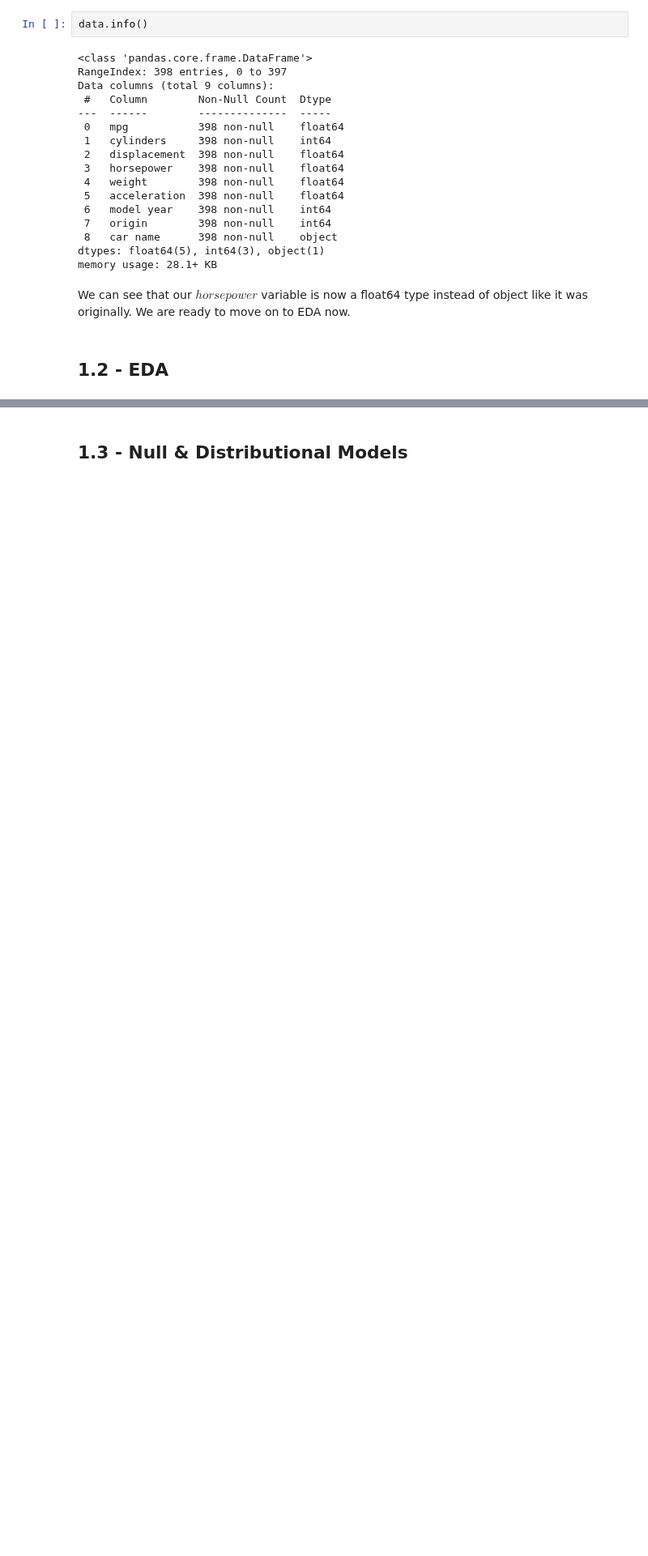
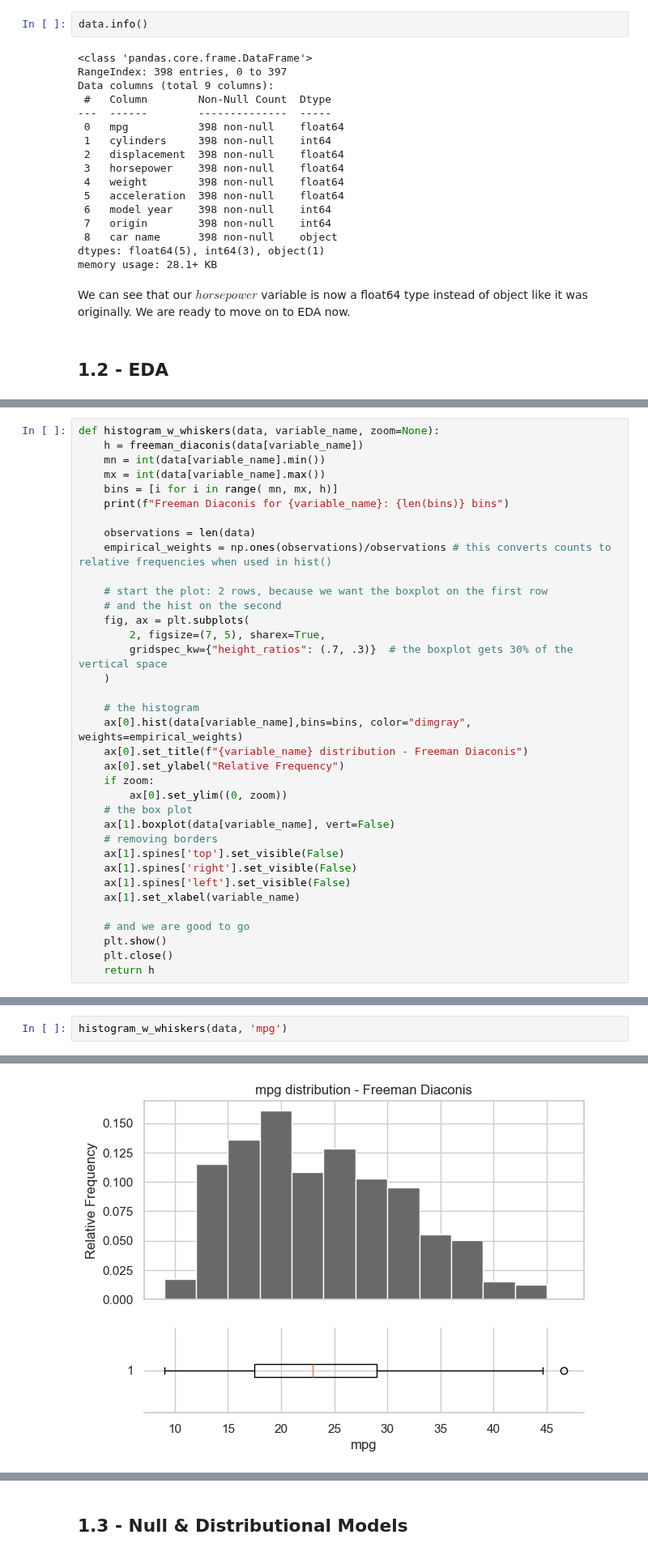
Before and after one commit to ansaridan/jhu-data-engineering-team-5, a Jupyter notebook: Problem_Set_5_1/Problem_Set_5.1.ipynb, the cells around one changed output, grey strips where cells are left out. Shown at 81% size. Cells and saved outputs as stored; diff of their text form; blank space fills up the shorter version.

```diff
--- a/Problem_Set_5_1/Problem_Set_5.1.ipynb
+++ b/Problem_Set_5_1/Problem_Set_5.1.ipynb
@@ -184,0 +202,36 @@ We can see that our $horsepower$ variable is now a float64 type instead of objec
+# %%
+def histogram_w_whiskers(data, variable_name, zoom=None):
+    h = freeman_diaconis(data[variable_name])
+    mn = int(data[variable_name].min())
+    mx = int(data[variable_name].max())
+    bins = [i for i in range( mn, mx, h)]
+    print(f"Freeman Diaconis for {variable_name}: {len(bins)} bins")
+
+    observations = len(data)
+    empirical_weights = np.ones(observations)/observations # this converts counts to relative frequencies when used in hist()
+
+    # start the plot: 2 rows, because we want the boxplot on the first row
+    # and the hist on the second
+    fig, ax = plt.subplots(
+        2, figsize=(7, 5), sharex=True,
+        gridspec_kw={"height_ratios": (.7, .3)}  # the boxplot gets 30% of the vertical space
+    )
+
+    # the histogram
+    ax[0].hist(data[variable_name],bins=bins, color="dimgray", weights=empirical_weights)
+    ax[0].set_title(f"{variable_name} distribution - Freeman Diaconis")
+    ax[0].set_ylabel("Relative Frequency")
+    if zoom:
+        ax[0].set_ylim((0, zoom))
+    # the box plot
+    ax[1].boxplot(data[variable_name], vert=False)
+    # removing borders
+    ax[1].spines['top'].set_visible(False)
+    ax[1].spines['right'].set_visible(False)
+    ax[1].spines['left'].set_visible(False)
+    ax[1].set_xlabel(variable_name)
+
+    # and we are good to go
+    plt.show()
+    plt.close()
+    return h
@@ -184,0 +294,3 @@ We can see that our $horsepower$ variable is now a float64 type instead of objec
+# %%
+histogram_w_whiskers(data, 'mpg')
+# %% [output]
@@ -184,0 +298 @@ We can see that our $horsepower$ variable is now a float64 type instead of objec
+[figure, added]
```
Also changed, not shown: parts of 49 cells of this notebook, 1 other file.
